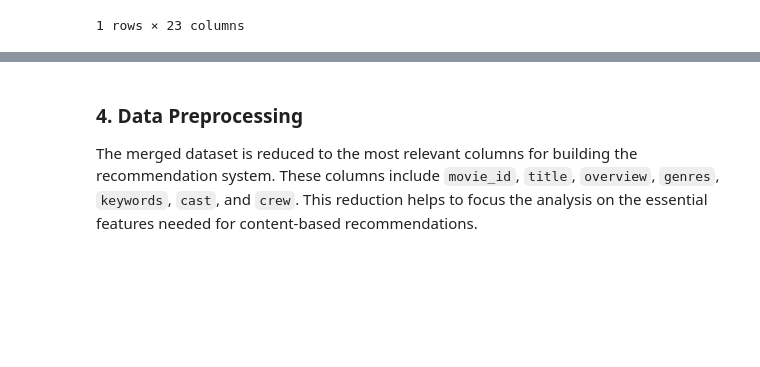
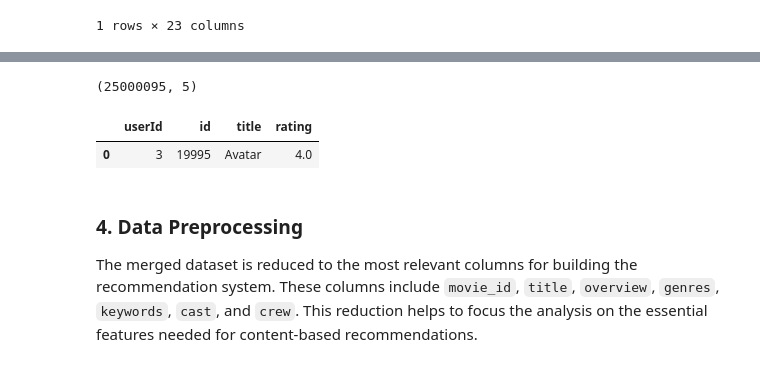
Before and after one commit to smabid2018/Netflix_movies_recomendation_System, a Jupyter notebook: Movies_Recomendation_System.ipynb, the cells around one changed output, grey strips where cells are left out. Drawn from its saved outputs; the diff is of its cells as text; code cells hidden in the pictures; blank space fills up the shorter version.

```diff
--- a/Movies_Recomendation_System.ipynb
+++ b/Movies_Recomendation_System.ipynb
@@ -34,3 +66,6 @@ movies.head(1)
 |  | budget | genres | homepage | id | keywords | original_language | original_title | overview | ... |
 | 0 | 237000000 | [{"id": 28, "name": "Action"}, {"... | http://www.avatarmovie.com/ | 19995 | [{"id": 1463, "name": "culture cl... | en | Avatar | In the 22nd century, a paraplegic... | ... |
 1 rows × 23 columns
+# %%
+movies = movies.merge(movies_list, on='title')
+movies.head(1)
@@ -37,3 +76,15 @@ movies.head(1)
+# %%
+ratings_with_movies = ratings_with_movies.drop_duplicates(subset=['userId', 'movieId', 'rating'])
+ratings_with_movies.shape
+# %% [output]
+(25000095, 5)
+# %%
+movies_ratings_all = movies.merge(ratings, on = 'movieId')
+movies_ratings_with_newID = movies_ratings_all[['userId', 'id', 'title', 'rating']]
+movies_ratings_with_newID.head(1)
+# %% [output]
+|  | userId | id | title | rating |
+| 0 | 3 | 19995 | Avatar | 4.0 |
 # %% [markdown]
 ### 4. Data Preprocessing
 The merged dataset is reduced to the most relevant columns for building the recommendation system. These columns include `movie_id`, `title`, `overview`, `genres`, `keywords`, `cast`, and `crew`. This reduction helps to focus the analysis on the essential features needed for content-based recommendations.
```
Also changed, not shown: parts of 18 cells of this notebook, 2 other files.
